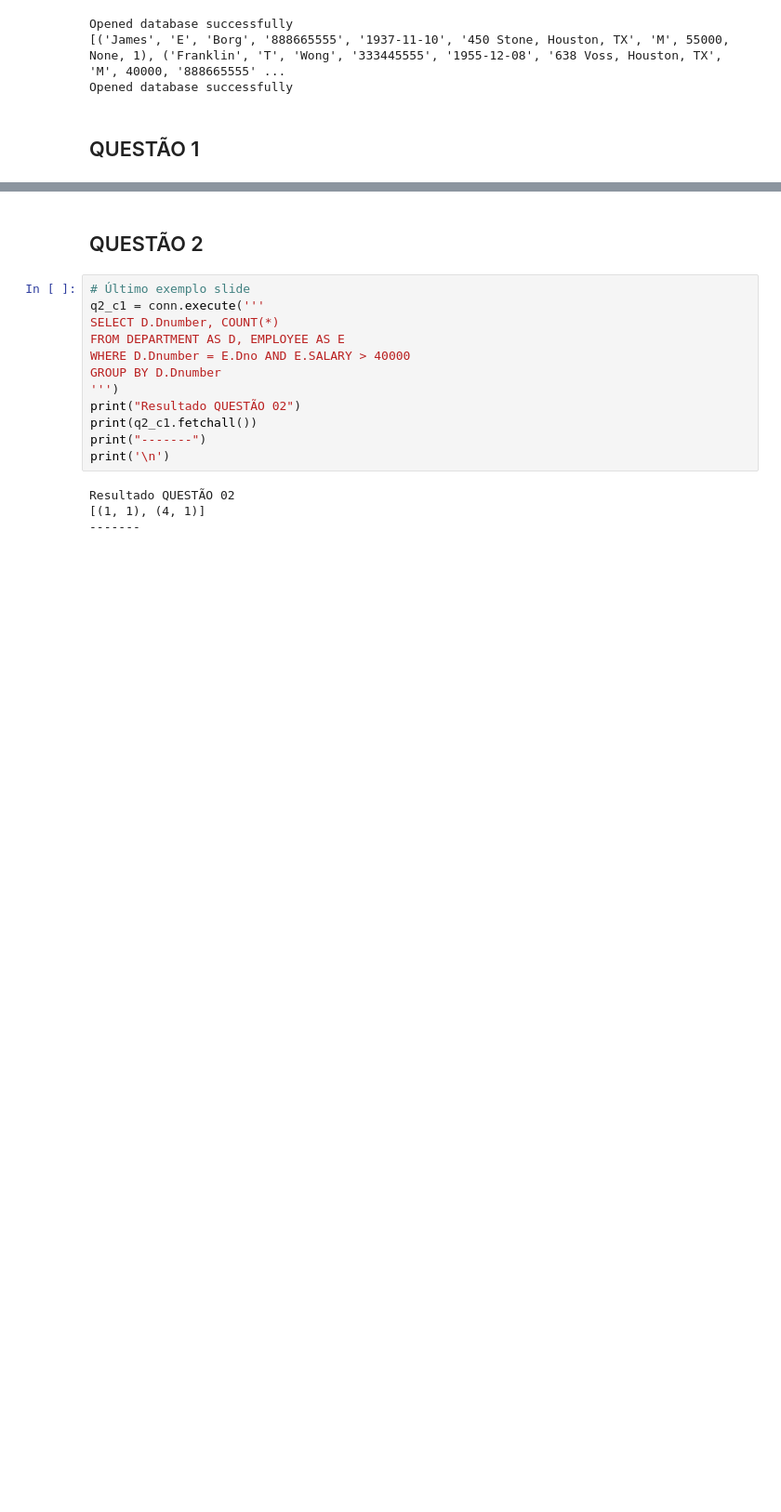
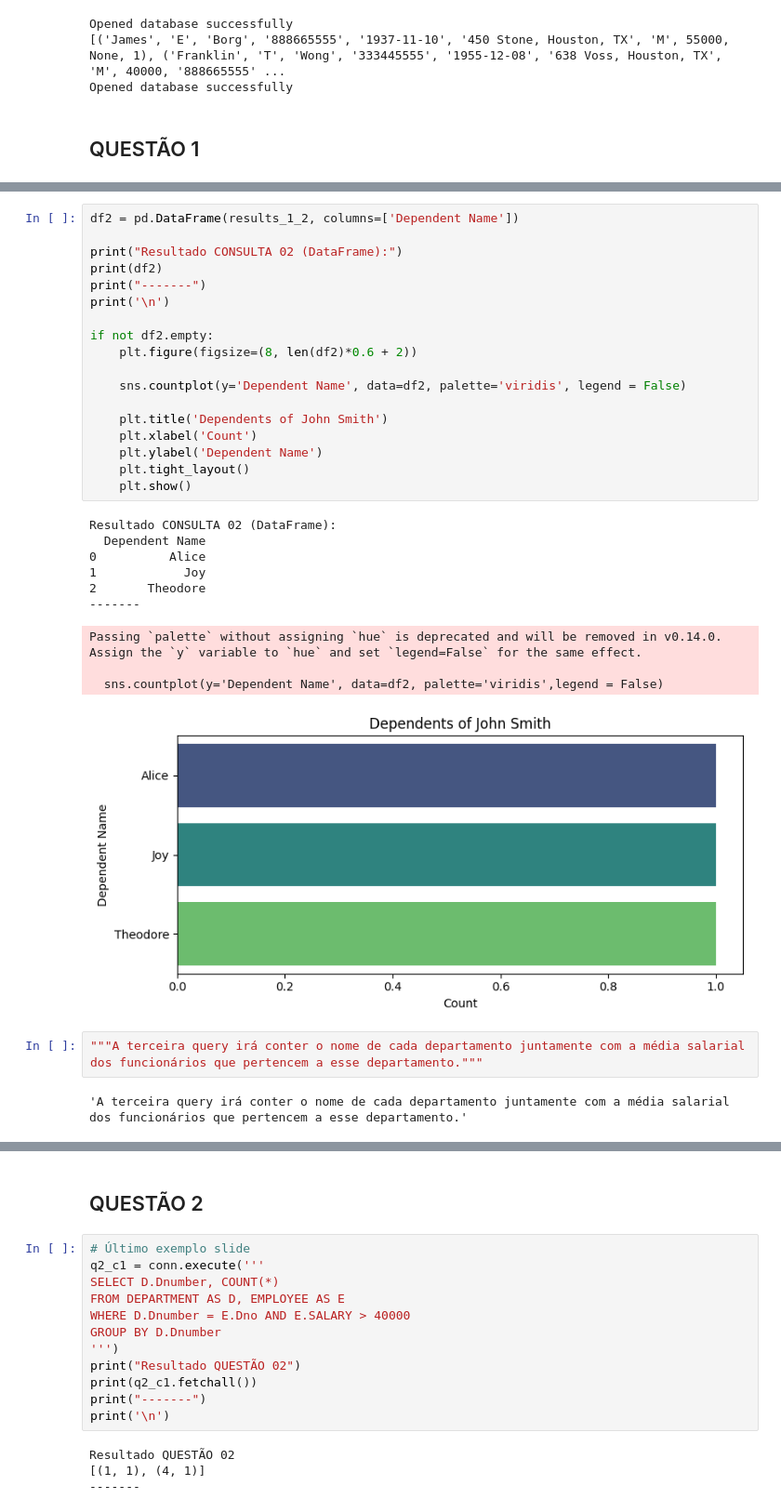
Before and after one commit to RaphaelLeivas/ibd-2025-1, a Jupyter notebook: exercicio SQL/BD_Empregados.ipynb, the cells around one changed output, grey strips where cells are left out. Shown: that part at 93% size. Saved outputs shown, nothing was run; the diff lists cells and outputs as text; blank space fills up the shorter version.

```diff
--- a/exercicio SQL/BD_Empregados.ipynb
+++ b/exercicio SQL/BD_Empregados.ipynb
@@ -80,0 +99,33 @@ Resultado CONSULTA 02
+# %%
+df2 = pd.DataFrame(results_1_2, columns=['Dependent Name'])
+
+print("Resultado CONSULTA 02 (DataFrame):")
+print(df2)
+print("-------")
+print('\n')
+
+if not df2.empty:
+    plt.figure(figsize=(8, len(df2)*0.6 + 2))
+
+    sns.countplot(y='Dependent Name', data=df2, palette='viridis', legend = False)
+
+    plt.title('Dependents of John Smith')
+    plt.xlabel('Count')
+    plt.ylabel('Dependent Name')
+    plt.tight_layout()
+    plt.show()
+# %% [output]
+Resultado CONSULTA 02 (DataFrame):
+  Dependent Name
+0          Alice
+1            Joy
+2       Theodore
+-------
+Passing `palette` without assigning `hue` is deprecated and will be removed in v0.14.0. Assign the `y` variable to `hue` and set `legend=False` for the same effect.
+
+  sns.countplot(y='Dependent Name', data=df2, palette='viridis',legend = False)
+[figure, added]
+# %%
+"""A terceira query irá conter o nome de cada departamento juntamente com a média salarial dos funcionários que pertencem a esse departamento."""
+# %% [output]
+'A terceira query irá conter o nome de cada departamento juntamente com a média salarial dos funcionários que pertencem a esse departamento.'
```
Also changed, not shown: parts of 18 cells of this notebook, 2 other files.
